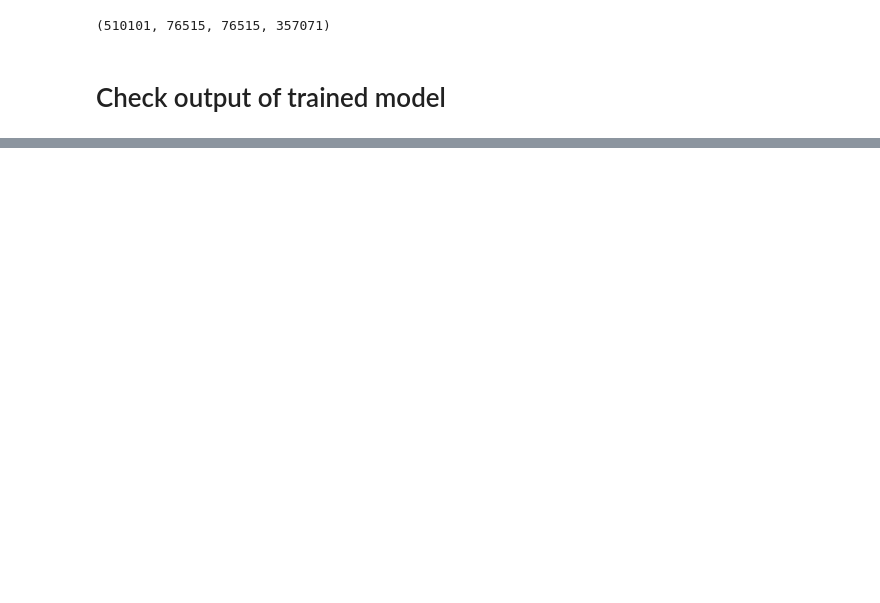
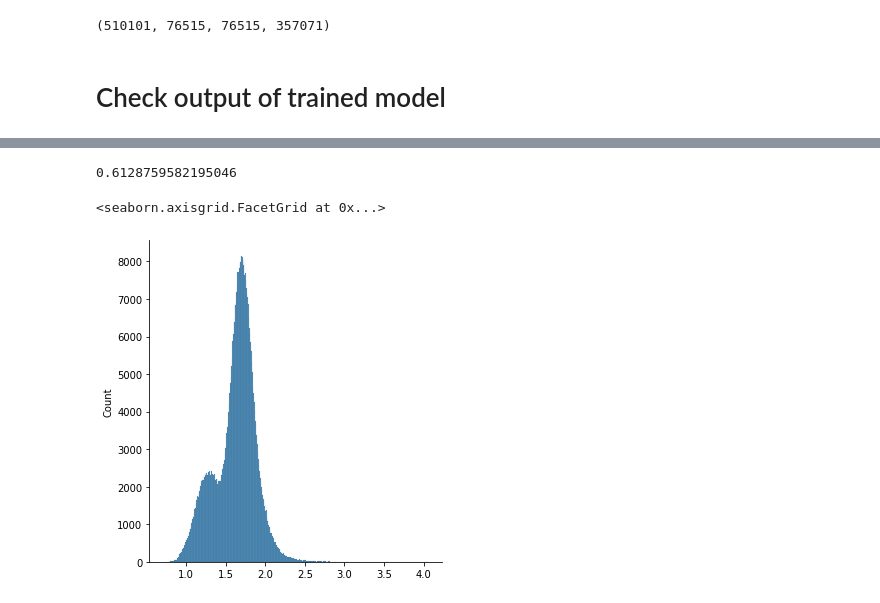
Before and after one commit to jaroslawk/peds2019, a Jupyter notebook: eda_predict.ipynb, the cells around one changed output, grey strips where cells are left out. Drawn from its saved outputs; the diff is of its cells as text; code cells hidden in the pictures; blank space fills up the shorter version.

```diff
--- a/eda_predict.ipynb
+++ b/eda_predict.ipynb
@@ -42,0 +63,12 @@ show accuracy on validation set
+# %%
+mouse = pd.read_csv('./data/sample/mouse_test_vlen.txt',header=None, encoding='utf-8',names=['seq'])
+mouse_tst_scores, mouse_predictions, mouse_acc_mean = evaluate(model, file_path='./data/sample/mouse_test_vlen.txt', batch_size=512, gapped=True)
+# %%
+mouse_acc_mean
+# %% [output]
+0.6128759582195046
+# %%
+sns.displot(mouse_tst_scores)
+# %% [output]
+<seaborn.axisgrid.FacetGrid at 0x...>
+[figure, added]
```
Also changed, not shown: parts of 10 cells of this notebook, 2 other files.
